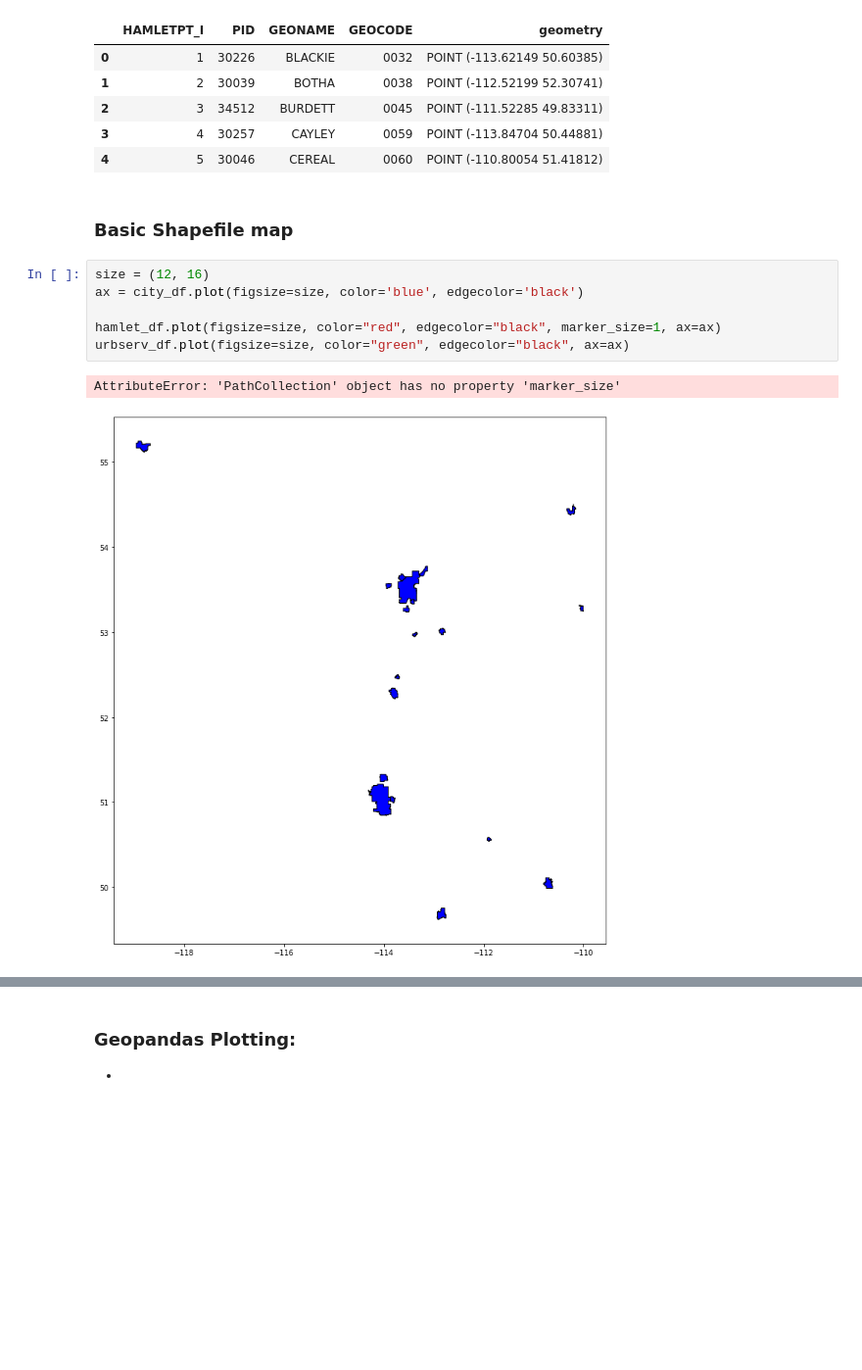
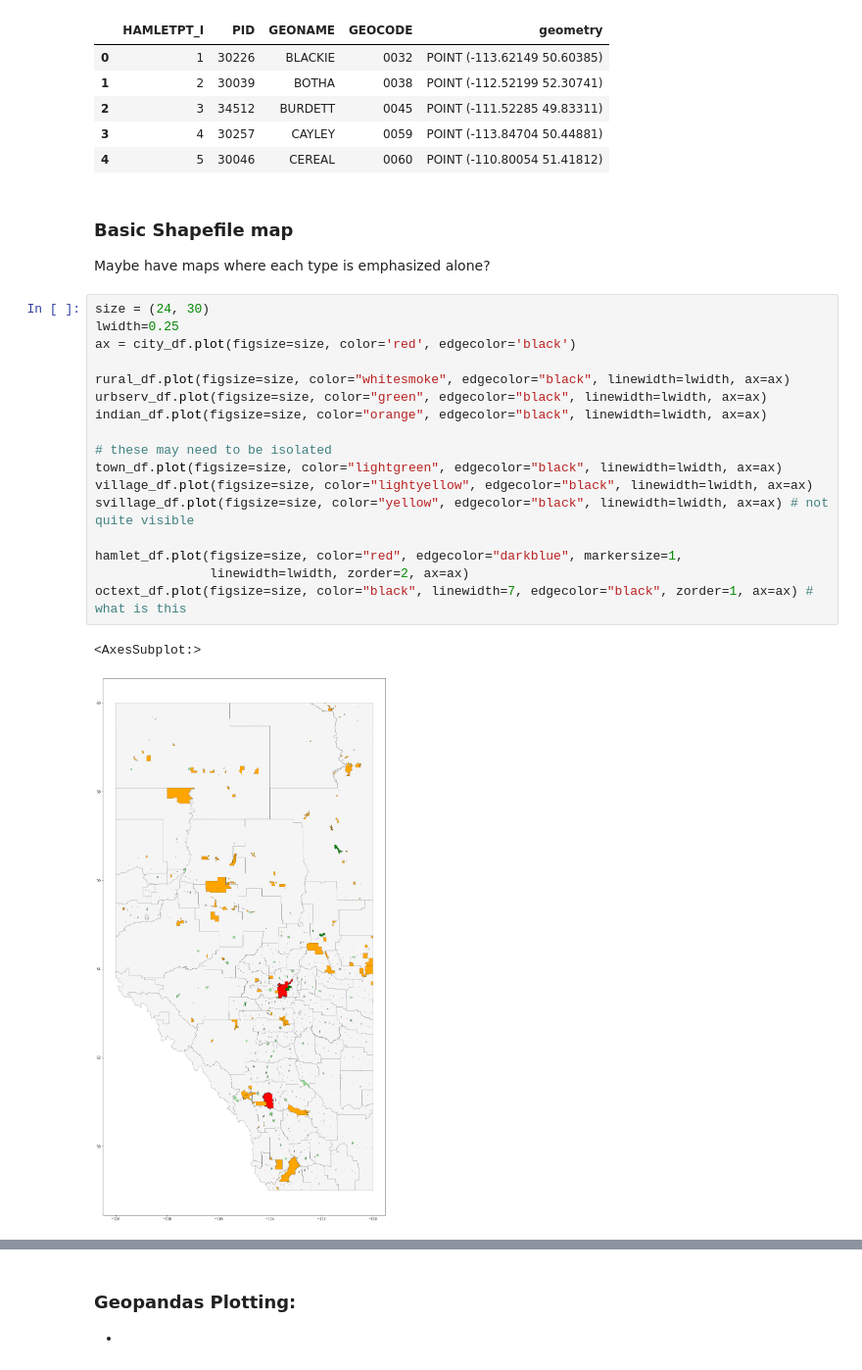
Before and after one commit to PeterFriedrich/bridge_the_gap, a Jupyter notebook: eda_and_research/shapefiles-geospatial-analysis.ipynb, the cells around one changed output, grey strips where cells are left out. Shown: that part at 98% size. Cells and saved outputs as stored; diff of their text form; blank space fills up the shorter version.

Commit message:
finished first shapefile plot

```diff
--- a/eda_and_research/shapefiles-geospatial-analysis.ipynb
+++ b/eda_and_research/shapefiles-geospatial-analysis.ipynb
@@ -106,12 +107,24 @@ hamlet_df.head()
 | 4 | 5 | 30046 | CEREAL | 0060 | POINT (-110.80054 51.41812) |
 # %% [markdown]
 ### Basic Shapefile map
+Maybe have maps where each type is emphasized alone?
-# %%
-size = (12, 16)
-ax = city_df.plot(figsize=size, color='blue', edgecolor='black')
-
-hamlet_df.plot(figsize=size, color="red", edgecolor="black", marker_size=1, ax=ax)
-urbserv_df.plot(figsize=size, color="green", edgecolor="black", ax=ax)
-# %% [output]
-AttributeError: 'PathCollection' object has no property 'marker_size'
-[figure, removed]
+# %%
+size = (24, 30)
+lwidth=0.25
+ax = city_df.plot(figsize=size, color='red', edgecolor='black')
+
+rural_df.plot(figsize=size, color="whitesmoke", edgecolor="black", linewidth=lwidth, ax=ax)
+urbserv_df.plot(figsize=size, color="green", edgecolor="black", linewidth=lwidth, ax=ax)
+indian_df.plot(figsize=size, color="orange", edgecolor="black", linewidth=lwidth, ax=ax)
+
+# these may need to be isolated
+town_df.plot(figsize=size, color="lightgreen", edgecolor="black", linewidth=lwidth, ax=ax)
+village_df.plot(figsize=size, color="lightyellow", edgecolor="black", linewidth=lwidth, ax=ax)
+svillage_df.plot(figsize=size, color="yellow", edgecolor="black", linewidth=lwidth, ax=ax) # not quite visible
+
+hamlet_df.plot(figsize=size, color="red", edgecolor="darkblue", markersize=1,
+               linewidth=lwidth, zorder=2, ax=ax)
+octext_df.plot(figsize=size, color="black", linewidth=7, edgecolor="black", zorder=1, ax=ax) # what is this
+# %% [output]
+<AxesSubplot:>
+[figure, added]
```
Also changed, not shown: parts of 3 cells of this notebook.
